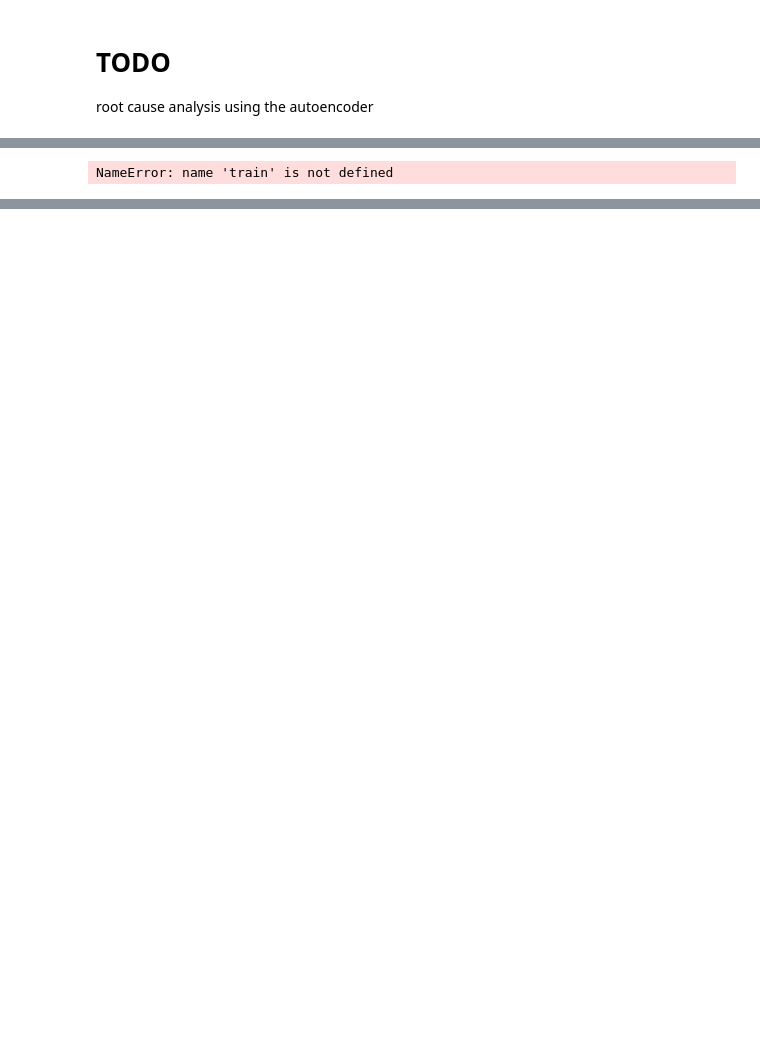
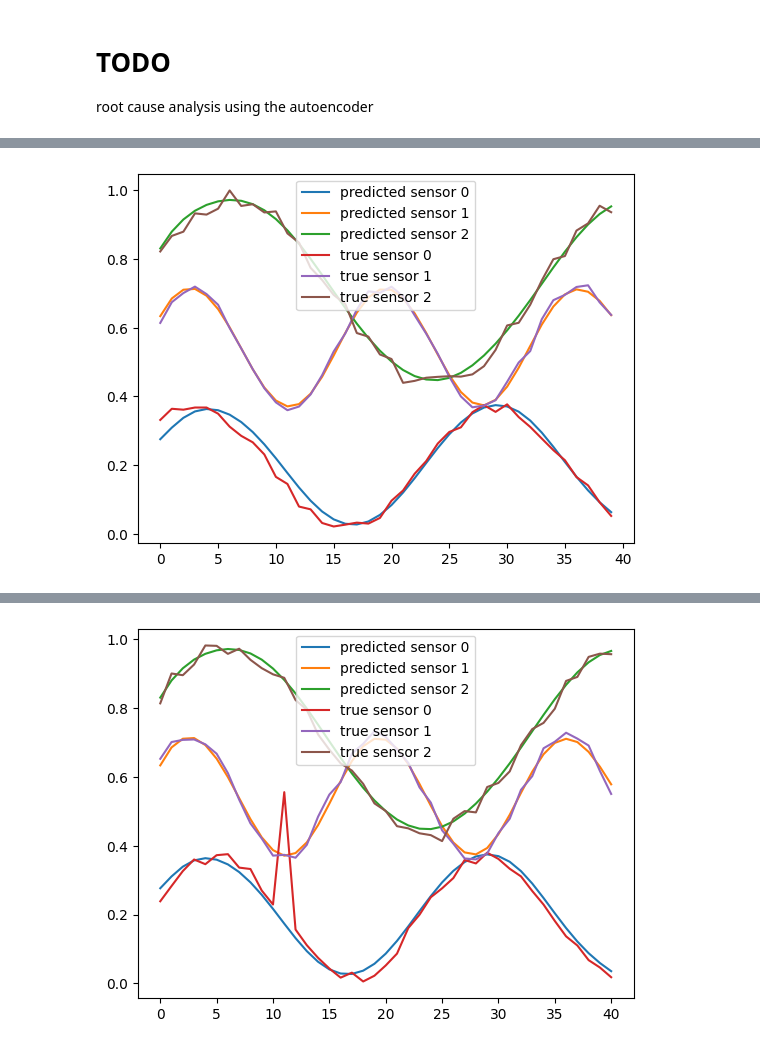
Before and after one commit to lucapl/Candy-Learning, a Jupyter notebook: report.ipynb, the cells around one changed output, grey strips where cells are left out. Saved outputs shown, nothing was run; the diff lists cells and outputs as text; code cells hidden in the pictures; blank space fills up the shorter version.

```diff
--- a/report.ipynb
+++ b/report.ipynb
@@ -326,4 +349,10 @@ root cause analysis using the autoencoder
 # %%
-train
+inputs = [X_test[(y_test.sum(axis=1) == 1) & (y_test[:, i] == 1)] for i in range(labels)]
+outputs = [y_test[(y_test.sum(axis=1) == 1) & (y_test[:, i] == 1)] for i in range(labels)]
+inputs.insert(0, X_test[y_test.any(axis=1) == False])
+outputs.insert(0, y_test[y_test.any(axis=1) == False])
-# %% [output]
-NameError: name 'train' is not defined
+# %%
+for X, y in zip(inputs, outputs):
+	X_pred, mask = get_autoencoder_predictions(autoencoder, X)
+	plot_sensor_comparison(X_pred,X, y, mask, n=1)
+# %% [output]
@@ -329,0 +361 @@ NameError: name 'train' is not defined
+[figure, added]
@@ -329,0 +364 @@ NameError: name 'train' is not defined
+[figure, added]
```
Also changed, not shown: parts of 17 cells of this notebook, 2 other files.
